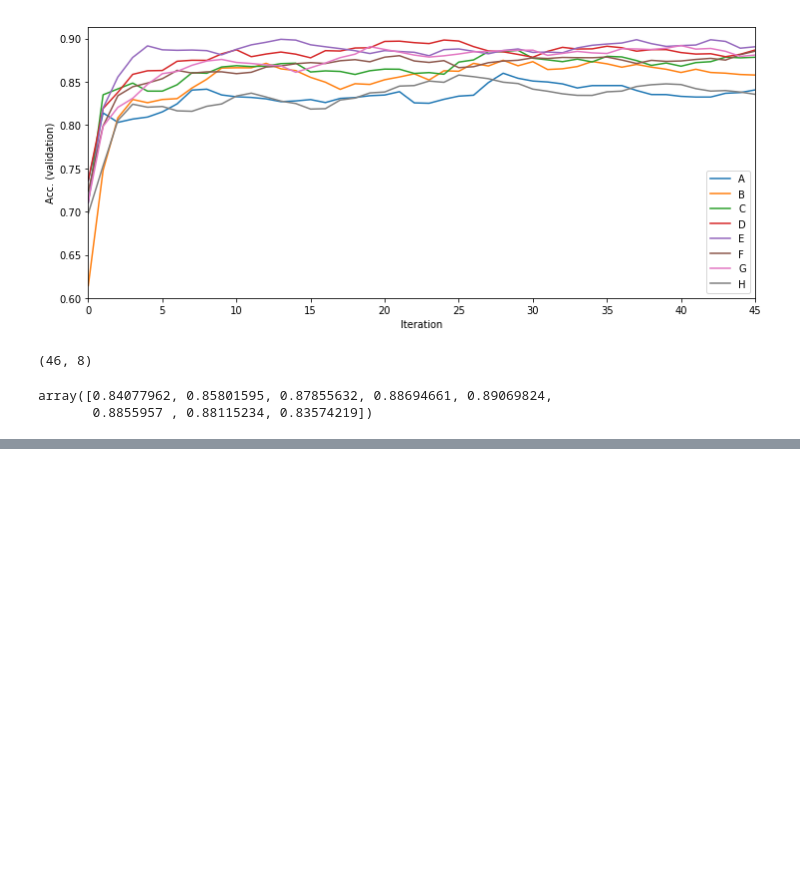
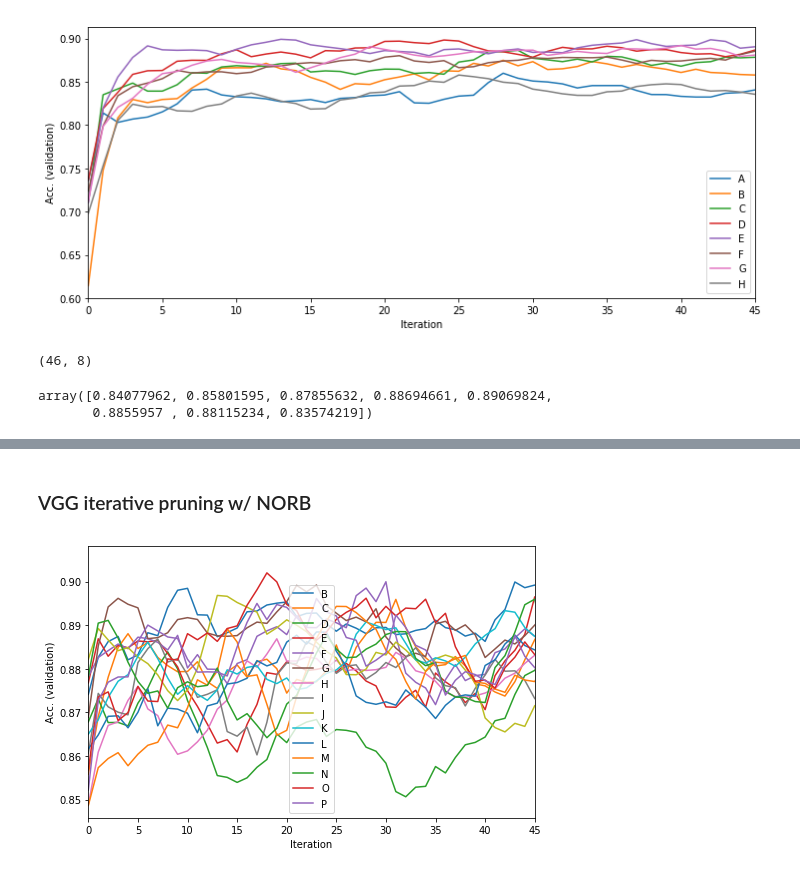
Before and after one commit to rahulsmehta/sparsity-experiments, a Jupyter notebook: experiments/iterative_pruning.ipynb, the cells around one changed output, grey strips where cells are left out. Cells and saved outputs as stored; diff of their text form; code cells hidden in the pictures; blank space fills up the shorter version.

Commit message:
Lots of experiment code for transfer learning

```diff
--- a/experiments/iterative_pruning.ipynb
+++ b/experiments/iterative_pruning.ipynb
@@ -905,0 +913,51 @@ plt.show()
+# %% [markdown]
+### VGG iterative pruning w/ NORB
+# %%
+norb_base = pd.read_csv('./experiment_data/iterative-pruning-vgg-cifar10/test-norb-iterative-vgg-4-init.csv')
+norb_1 = pd.read_csv('./experiment_data/iterative-pruning-vgg-cifar10/test-norb-iterative-vgg-4-1-late-reset.csv')
+norb_2 = pd.read_csv('./experiment_data/iterative-pruning-vgg-cifar10/test-norb-iterative-vgg-4-2-late-reset.csv')
+norb_3 = pd.read_csv('./experiment_data/iterative-pruning-vgg-cifar10/test-norb-iterative-vgg-4-3-late-reset.csv')
+norb_4 = pd.read_csv('./experiment_data/iterative-pruning-vgg-cifar10/test-norb-iterative-vgg-4-4-late-reset.csv')
+norb_5 = pd.read_csv('./experiment_data/iterative-pruning-vgg-cifar10/test-norb-iterative-vgg-4-5-late-reset.csv')
+norb_6 = pd.read_csv('./experiment_data/iterative-pruning-vgg-cifar10/test-norb-iterative-vgg-4-6-late-reset.csv')
+norb_7 = pd.read_csv('./experiment_data/iterative-pruning-vgg-cifar10/test-norb-iterative-vgg-4-7-late-reset.csv')
+norb_8 = pd.read_csv('./experiment_data/iterative-pruning-vgg-cifar10/test-norb-iterative-vgg-4-8-late-reset.csv')
+norb_9 = pd.read_csv('./experiment_data/iterative-pruning-vgg-cifar10/test-norb-iterative-vgg-4-9-late-reset.csv')
+norb_9 = pd.read_csv('./experiment_data/iterative-pruning-vgg-cifar10/test-norb-iterative-vgg-4-9-late-reset.csv')
+norb_10 = pd.read_csv('./experiment_data/iterative-pruning-vgg-cifar10/test-norb-iterative-vgg-4-10-late-reset.csv')
+norb_11 = pd.read_csv('./experiment_data/iterative-pruning-vgg-cifar10/test-norb-iterative-vgg-4-11-late-reset.csv')
+norb_12 = pd.read_csv('./experiment_data/iterative-pruning-vgg-cifar10/test-norb-iterative-vgg-4-12-late-reset.csv')
+norb_13 = pd.read_csv('./experiment_data/iterative-pruning-vgg-cifar10/test-norb-iterative-vgg-4-13-late-reset.csv')
+norb_14 = pd.read_csv('./experiment_data/iterative-pruning-vgg-cifar10/test-norb-iterative-vgg-4-14-late-reset.csv')
+norb_15 = pd.read_csv('./experiment_data/iterative-pruning-vgg-cifar10/test-norb-iterative-vgg-4-15-late-reset.csv')
+
+SMOOTH=5
+norb_transfer = pd.DataFrame({
+#     'A': ma(np.array(norb_base['val_accs']), SMOOTH),
+    'B': ma(np.array(norb_1['val_accs']), SMOOTH),
+    'C': ma(np.array(norb_2['val_accs']), SMOOTH),
+    'D': ma(np.array(norb_3['val_accs']), SMOOTH),
+    'E': ma(np.array(norb_4['val_accs']), SMOOTH),
+    'F': ma(np.array(norb_5['val_accs']), SMOOTH),
+    'G': ma(np.array(norb_6['val_accs']), SMOOTH),
+    'H': ma(np.array(norb_7['val_accs']), SMOOTH),
+    'I': ma(np.array(norb_8['val_accs']), SMOOTH),
+    'J': ma(np.array(norb_9['val_accs']), SMOOTH),
+    'K': ma(np.array(norb_10['val_accs']), SMOOTH),
+    'L': ma(np.array(norb_11['val_accs']), SMOOTH),
+    'M': ma(np.array(norb_12['val_accs']), SMOOTH),
+    'N': ma(np.array(norb_13['val_accs']), SMOOTH),
+    'O': ma(np.array(norb_14['val_accs']), SMOOTH),
+    'P': ma(np.array(norb_15['val_accs']), SMOOTH),
+})
+
+ax = norb_transfer.plot()
+# ax.set_title('CIFAR10 -> FashionMNIST')
+ax.set_xlabel("Iteration")
+ax.set_ylabel("Acc. (validation)")
+# plt.ylim((0.75,.93))
+plt.xlim((0,45))
+plt.rcParams["figure.figsize"] = [12, 5]
+data_matrix_norb = norb_transfer.as_matrix()
+# %% [output]
+[figure, added]
```
Also changed, not shown: parts of 14 cells of this notebook, 20 other files.
